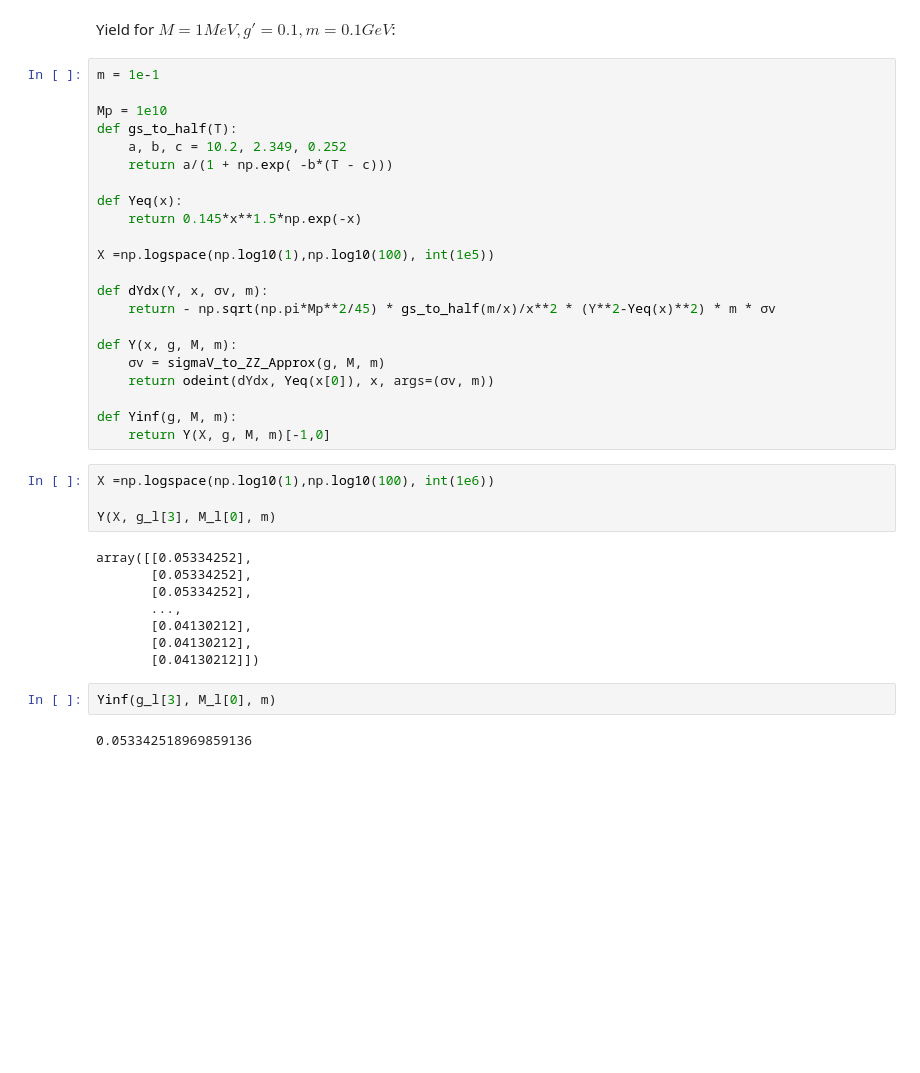
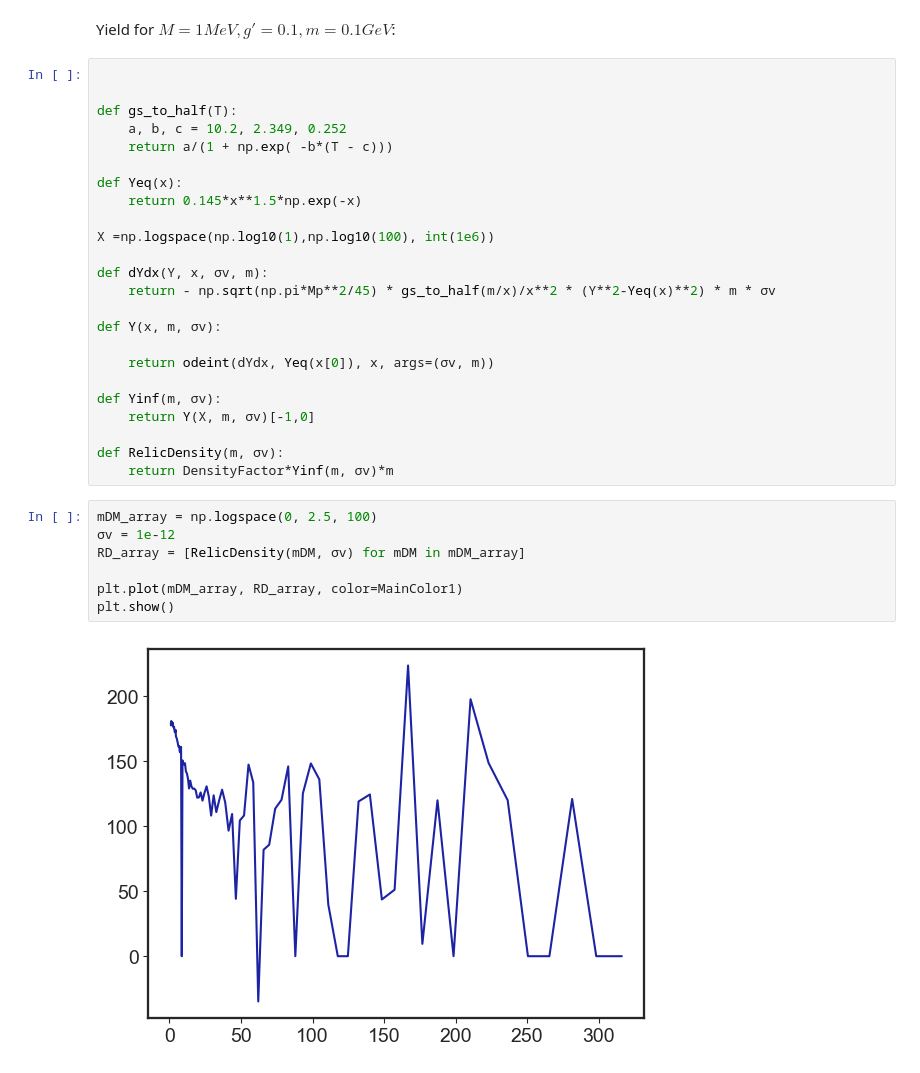
Before and after one commit to nigomezcr/Leptophilic-Atlas-Repo, a Jupyter notebook: ParameterSpace.ipynb, the cells around one changed output. Saved outputs shown, nothing was run; the diff lists cells and outputs as text; blank space fills up the shorter version.

```diff
--- a/ParameterSpace.ipynb
+++ b/ParameterSpace.ipynb
@@ -220,9 +221,8 @@ M_l[1]
 # %% [markdown]
 Yield for $M = 1MeV, g'=0.1, m=0.1 GeV$:
 # %%
-m = 1e-1
 
-Mp = 1e10
+
 def gs_to_half(T):
     a, b, c = 10.2, 2.349, 0.252
     return a/(1 + np.exp( -b*(T - c)))
@@ -230,30 +230,26 @@ def gs_to_half(T):
 def Yeq(x):
     return 0.145*x**1.5*np.exp(-x)
 
-X =np.logspace(np.log10(1),np.log10(100), int(1e5))
+X =np.logspace(np.log10(1),np.log10(100), int(1e6))
 
 def dYdx(Y, x, σv, m):
     return - np.sqrt(np.pi*Mp**2/45) * gs_to_half(m/x)/x**2 * (Y**2-Yeq(x)**2) * m * σv
 
-def Y(x, g, M, m):
-    σv = sigmaV_to_ZZ_Approx(g, M, m)
+def Y(x, m, σv):
+
     return odeint(dYdx, Yeq(x[0]), x, args=(σv, m))
 
-def Yinf(g, M, m):
-    return Y(X, g, M, m)[-1,0]
+def Yinf(m, σv):
+    return Y(X, m, σv)[-1,0]
+
+def RelicDensity(m, σv):
+    return DensityFactor*Yinf(m, σv)*m
-# %%
-X =np.logspace(np.log10(1),np.log10(100), int(1e6))
-
-Y(X, g_l[3], M_l[0], m)
-# %% [output]
-array([[0.05334252],
-       [0.05334252],
-       [0.05334252],
-       ...,
-       [0.04130212],
-       [0.04130212],
-       [0.04130212]])
-# %%
-Yinf(g_l[3], M_l[0], m)
-# %% [output]
-0.053342518969859136
+# %%
+mDM_array = np.logspace(0, 2.5, 100)
+σv = 1e-12
+RD_array = [RelicDensity(mDM, σv) for mDM in mDM_array]
+
+plt.plot(mDM_array, RD_array, color=MainColor1)
+plt.show()
+# %% [output]
+[figure, added]
```
Also changed, not shown: parts of 2 cells of this notebook, 5 other files.
